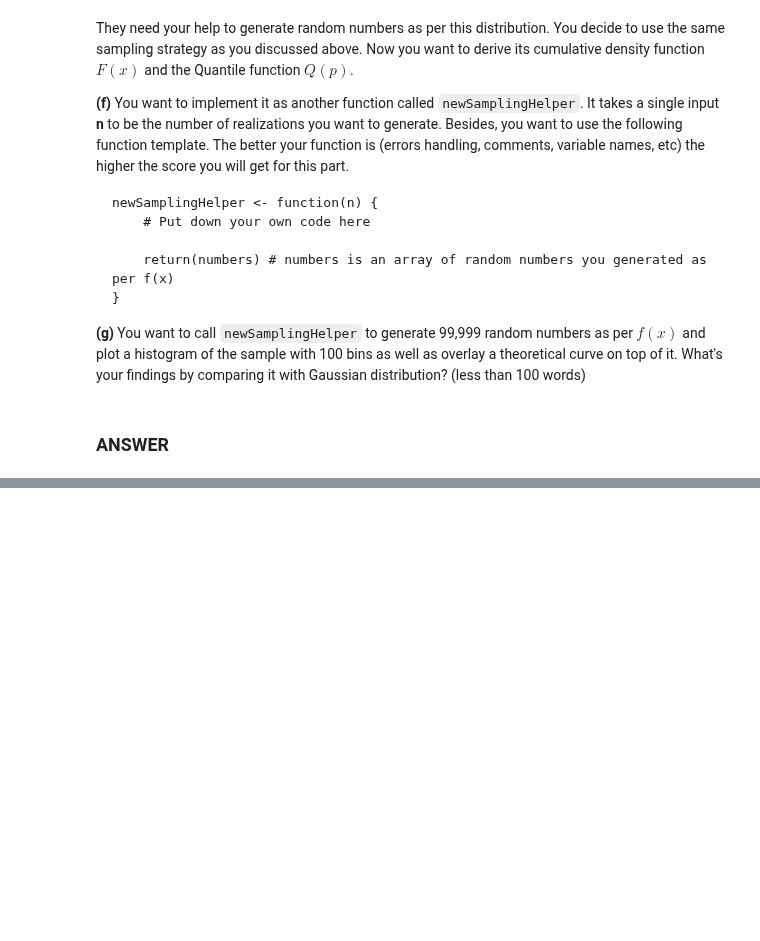
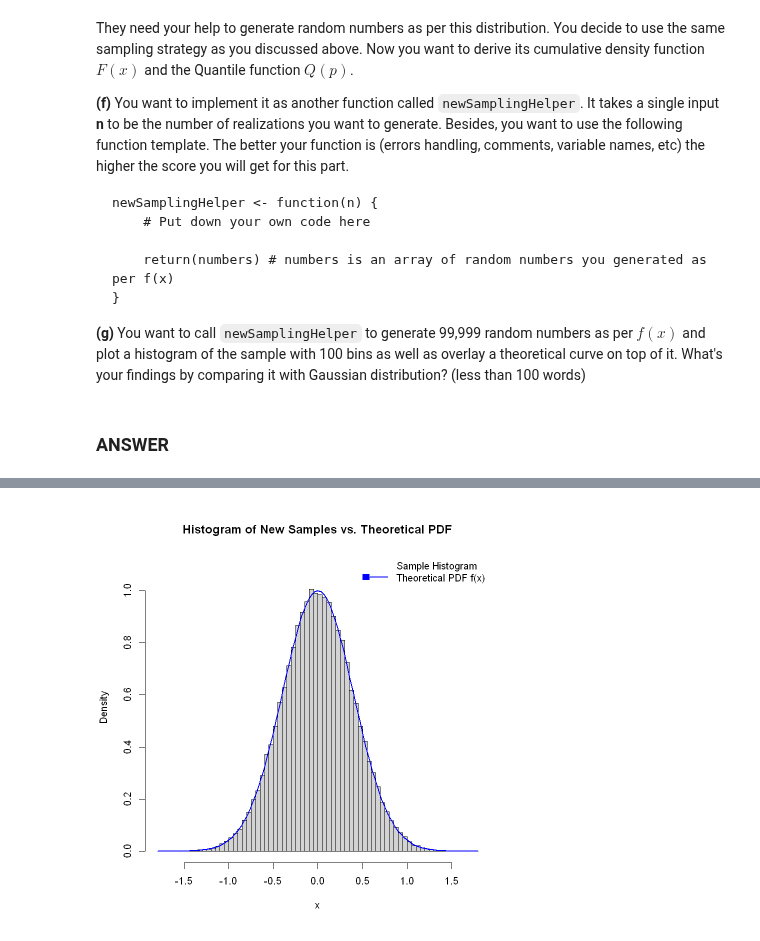
Before and after one commit to TheUnseenz/Monash, a Jupyter notebook: Sem2/FIT5197Stats/Assignments/Assignment1/FIT5197_Assignment_Moodle.ipynb, the cells around one changed output, grey strips where cells are left out. Drawn from its saved outputs; the diff is of its cells as text; code cells hidden in the pictures; blank space fills up the shorter version.

```diff
--- a/Sem2/FIT5197Stats/Assignments/Assignment1/FIT5197_Assignment_Moodle.ipynb
+++ b/Sem2/FIT5197Stats/Assignments/Assignment1/FIT5197_Assignment_Moodle.ipynb
@@ -636,0 +985,38 @@ newSamplingHelper <- function(n) {
+# %%
+# (g) Call newSamplingHelper to generate 99,999 random numbers, plot histogram, and compare with Gaussian.
+# Generate 99,999 random numbers
+num_samples2 <- 99999
+generated_samples2 <- newSamplingHelper(num_samples2)
+
+# Define the theoretical PDF f(x) = exp(-x^2*pi) for plotting
+theoretical_pdf2 <- function(x) {
+exp(-x^2 * pi)
+}
+
+# Plot the histogram and overlay the theoretical PDF
+# Determine reasonable x-limits for the plot, e.g., +/- 4 standard deviations
+sigma_val <- 1 / sqrt(2 * pi)
+x_limits_new <- c(-4.5 * sigma_val, 4.5 * sigma_val) # Adjusted for slightly better visualization
+
+hist_data_new <- hist(generated_samples2, breaks = 100, freq = FALSE,
+main = "Histogram of New Samples vs. Theoretical PDF",
+xlab = "x", ylab = "Density",
+xlim = x_limits_new,
+ylim = c(0, theoretical_pdf2(0) * 1.1)) # Ensure peak is visible
+
+# Overlay the theoretical PDF
+curve(theoretical_pdf2, from = x_limits_new[1], to = x_limits_new[2],
+add = TRUE, col = "blue", lwd = 2)
+
+legend("topright", legend = c("Sample Histogram", "Theoretical PDF f(x)"),
+fill = c(NA, "blue"), border = c(NA,NA), lty=c(NA,1), lwd=c(NA,2), col=c(NA,"blue"), bty="n")
+
+# Findings (as comments, to be extracted for markdown if needed)
+# The histogram of the generated samples closely matches the theoretical PDF curve f(x) = exp(-x^2*pi).
+# This theoretical PDF is indeed a Gaussian (normal) distribution with mean 0 and variance sigma^2 = 1/(2*pi).
+# The standard deviation is sigma = 1/sqrt(2*pi) approx 0.3989.
+# Compared to the standard normal distribution N(0,1), this distribution is more peaked around its mean (0)
+# and has lighter tails (i.e., values fall off more quickly as they move away from the mean)
+# because its standard deviation (approx 0.3989) is smaller than 1.
+# %% [output]
+[figure, added]
```
Also changed, not shown: parts of 14 cells of this notebook, 2 other files.
